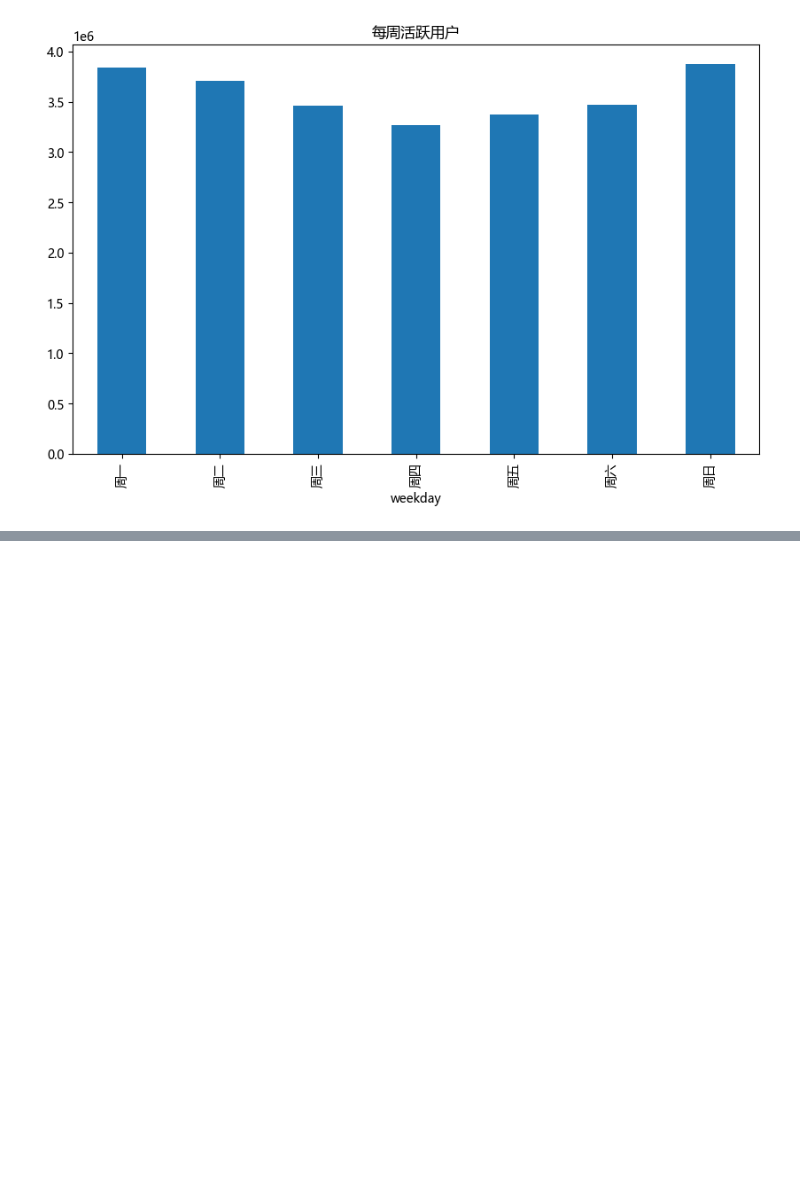
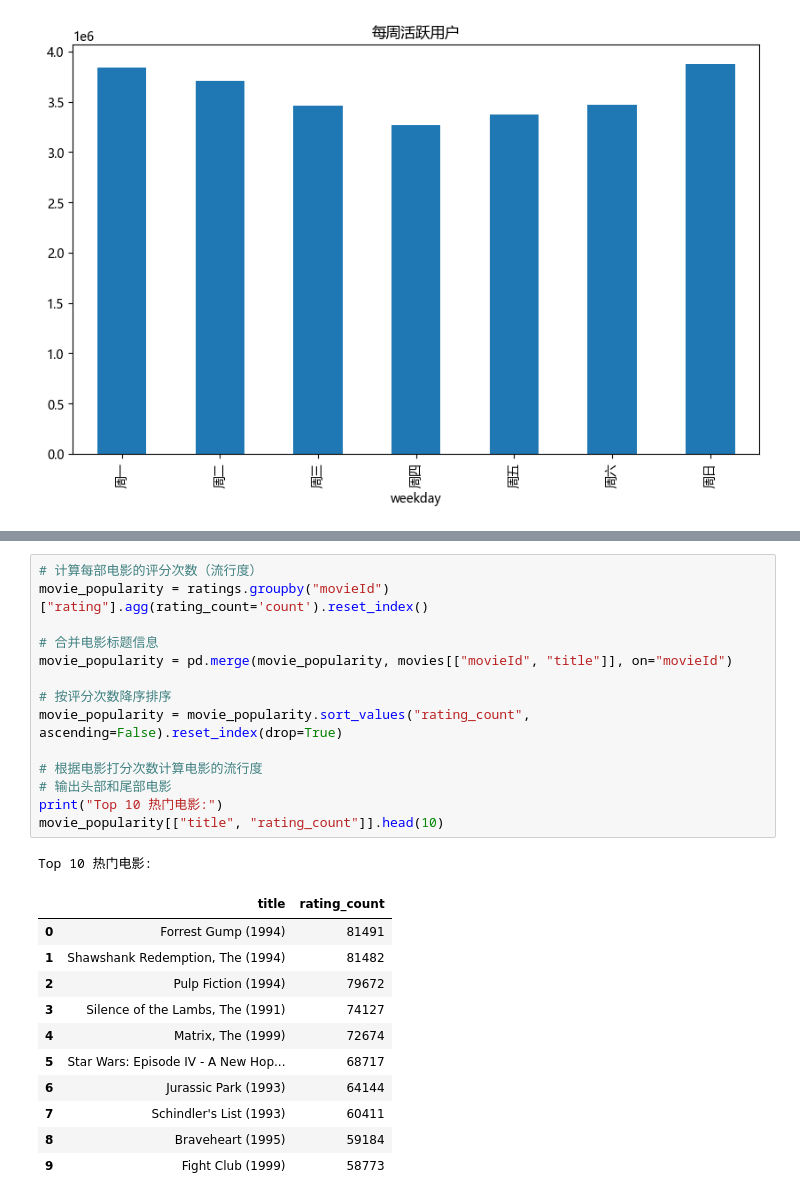
Before and after one commit to sink12138/movielens-rec, a Jupyter notebook: data_exploration.ipynb, the cells around one changed output, grey strips where cells are left out. Cells and saved outputs as stored; diff of their text form; blank space fills up the shorter version.

```diff
--- a/data_exploration.ipynb
+++ b/data_exploration.ipynb
@@ -88,0 +114,27 @@ plt.show()
+# %%
+# 计算每部电影的评分次数（流行度）
+movie_popularity = ratings.groupby("movieId")["rating"].agg(rating_count='count').reset_index()
+
+# 合并电影标题信息
+movie_popularity = pd.merge(movie_popularity, movies[["movieId", "title"]], on="movieId")
+
+# 按评分次数降序排序
+movie_popularity = movie_popularity.sort_values("rating_count", ascending=False).reset_index(drop=True)
+
+# 根据电影打分次数计算电影的流行度
+# 输出头部和尾部电影
+print("Top 10 热门电影:")
+movie_popularity[["title", "rating_count"]].head(10)
+# %% [output]
+Top 10 热门电影:
+|  | title | rating_count |
+| 0 | Forrest Gump (1994) | 81491 |
+| 1 | Shawshank Redemption, The (1994) | 81482 |
+| 2 | Pulp Fiction (1994) | 79672 |
+| 3 | Silence of the Lambs, The (1991) | 74127 |
+| 4 | Matrix, The (1999) | 72674 |
+| 5 | Star Wars: Episode IV - A New Hop... | 68717 |
+| 6 | Jurassic Park (1993) | 64144 |
+| 7 | Schindler's List (1993) | 60411 |
+| 8 | Braveheart (1995) | 59184 |
+| 9 | Fight Club (1999) | 58773 |
```
Also changed, not shown: parts of 7 cells of this notebook, 2 other files.
